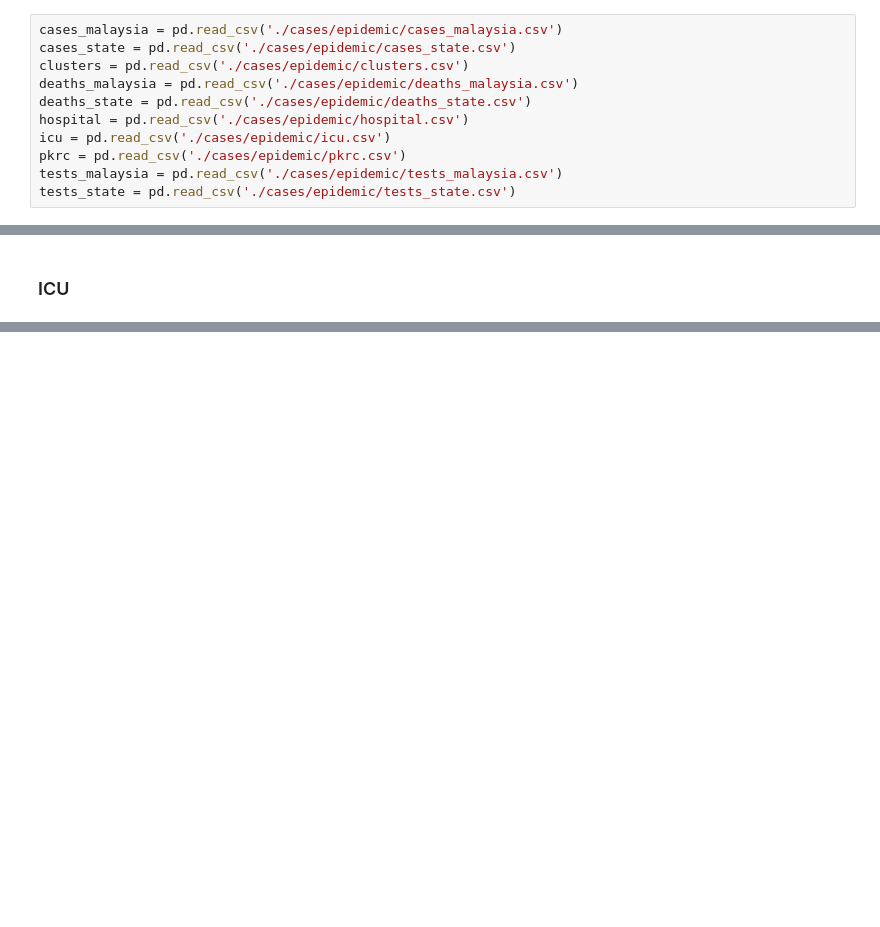
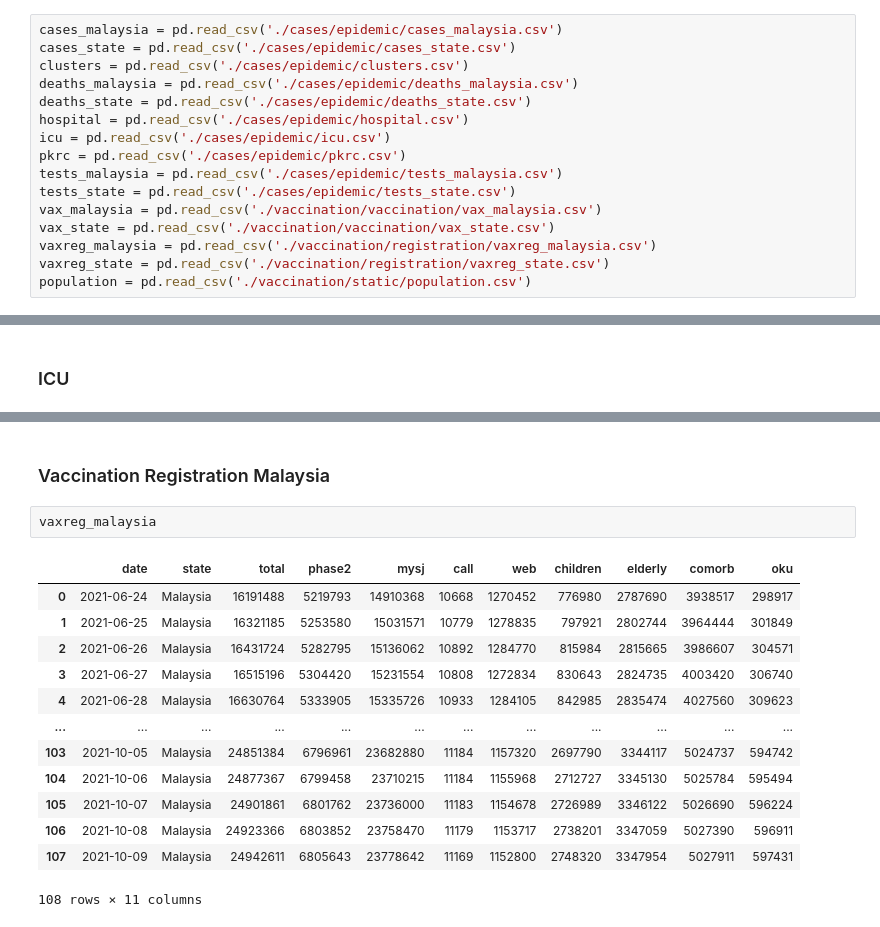
Before and after one commit to sidharrth2002/covid-streamlit-2, a Jupyter notebook: exploration.ipynb, the cells around one changed output, grey strips where cells are left out. Saved outputs shown, nothing was run; the diff lists cells and outputs as text; blank space fills up the shorter version.

```diff
--- a/exploration.ipynb
+++ b/exploration.ipynb
@@ -26,6 +26,11 @@ icu = pd.read_csv('./cases/epidemic/icu.csv')
 pkrc = pd.read_csv('./cases/epidemic/pkrc.csv')
 tests_malaysia = pd.read_csv('./cases/epidemic/tests_malaysia.csv')
 tests_state = pd.read_csv('./cases/epidemic/tests_state.csv')
+vax_malaysia = pd.read_csv('./vaccination/vaccination/vax_malaysia.csv')
+vax_state = pd.read_csv('./vaccination/vaccination/vax_state.csv')
+vaxreg_malaysia = pd.read_csv('./vaccination/registration/vaxreg_malaysia.csv')
+vaxreg_state = pd.read_csv('./vaccination/registration/vaxreg_state.csv')
+population = pd.read_csv('./vaccination/static/population.csv')
 # %% [markdown]
 ## EDA and Pre-processing
 1. Restructure dataset format by melting/pivot table
@@ -113,0 +792,18 @@ cases_state_pivoted.head()
+# %% [markdown]
+### Vaccination Registration Malaysia
+# %%
+vaxreg_malaysia
+# %% [output]
+|  | date | state | total | phase2 | mysj | call | web | children | elderly | comorb | oku |
+| 0 | 2021-06-24 | Malaysia | 16191488 | 5219793 | 14910368 | 10668 | 1270452 | 776980 | 2787690 | 3938517 | 298917 |
+| 1 | 2021-06-25 | Malaysia | 16321185 | 5253580 | 15031571 | 10779 | 1278835 | 797921 | 2802744 | 3964444 | 301849 |
+| 2 | 2021-06-26 | Malaysia | 16431724 | 5282795 | 15136062 | 10892 | 1284770 | 815984 | 2815665 | 3986607 | 304571 |
+| 3 | 2021-06-27 | Malaysia | 16515196 | 5304420 | 15231554 | 10808 | 1272834 | 830643 | 2824735 | 4003420 | 306740 |
+| 4 | 2021-06-28 | Malaysia | 16630764 | 5333905 | 15335726 | 10933 | 1284105 | 842985 | 2835474 | 4027560 | 309623 |
+| ... | ... | ... | ... | ... | ... | ... | ... | ... | ... | ... | ... |
+| 103 | 2021-10-05 | Malaysia | 24851384 | 6796961 | 23682880 | 11184 | 1157320 | 2697790 | 3344117 | 5024737 | 594742 |
+| 104 | 2021-10-06 | Malaysia | 24877367 | 6799458 | 23710215 | 11184 | 1155968 | 2712727 | 3345130 | 5025784 | 595494 |
+| 105 | 2021-10-07 | Malaysia | 24901861 | 6801762 | 23736000 | 11183 | 1154678 | 2726989 | 3346122 | 5026690 | 596224 |
+| 106 | 2021-10-08 | Malaysia | 24923366 | 6803852 | 23758470 | 11179 | 1153717 | 2738201 | 3347059 | 5027390 | 596911 |
+| 107 | 2021-10-09 | Malaysia | 24942611 | 6805643 | 23778642 | 11169 | 1152800 | 2748320 | 3347954 | 5027911 | 597431 |
+108 rows × 11 columns
```
Also changed, not shown: parts of 63 cells of this notebook.
